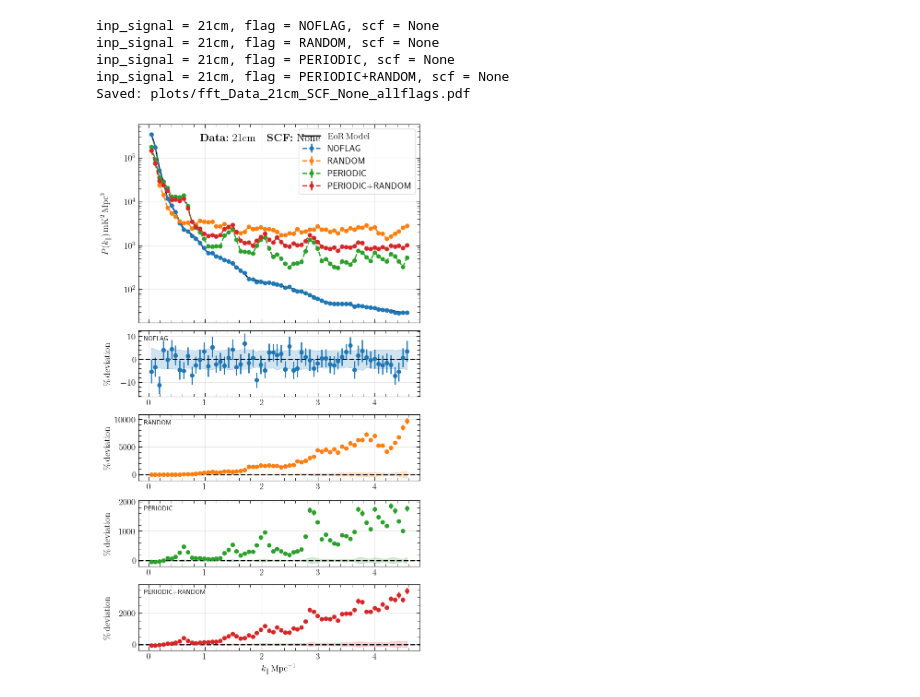
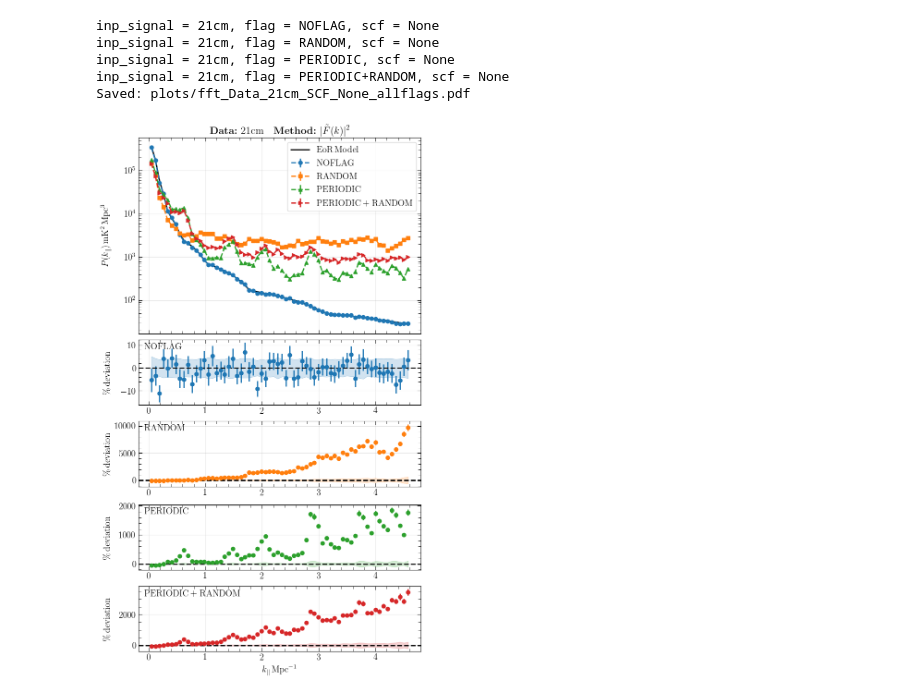
Before and after one commit to aecosmo/Bayes-SCF, a Jupyter notebook: plot-compare-fft-flags.ipynb, the cells around one changed output. Saved outputs shown, nothing was run; the diff lists cells and outputs as text; code cells hidden in the pictures.

```diff
--- a/plot-compare-fft-flags.ipynb
+++ b/plot-compare-fft-flags.ipynb
@@ -214,8 +7,4 @@ Saved: plots/dctfft_Data_21cm_SCF_None_Flag_PERIODIC+RANDOM.pdf
 # %%
-import numpy as np
-import matplotlib.pyplot as plt
-import os
-
 # --------------------------------------------------
 # USER INPUTS
 # --------------------------------------------------
@@ -225,6 +14,7 @@ SCF        = "None"
 
 modes  = ['NOFLAG', 'RANDOM', 'PERIODIC', 'PERIODIC+RANDOM']
 colors = ['C0', 'C1', 'C2', 'C3']
+fmts = ['o', 's', '^', '>']
 
 shift = 1.0
 ylim  = None     # set to None if you do not want clipping
@@ -249,7 +39,7 @@ axd = [fig.add_subplot(gs[i], sharex=ax1) for i in range(1, 5)]
 # --------------------------------------------------
 # LOOP OVER FLAG PATTERNS
 # --------------------------------------------------
-for i, (mode, color) in enumerate(zip(modes, colors)):
+for i, (mode, color, fmt) in enumerate(zip(modes, colors, fmts)):
 
     # ---------- Load data ----------
     data = np.load(
@@ -272,11 +62,12 @@ for i, (mode, color) in enumerate(zip(modes, colors)):
         kb_fft,
         mean_fft * shift,
         err_fft * shift,
-        fmt='o',
+        fmt=fmt,
         ls='--',
         color=color,
-        label=mode
+        label=fr"$\rm{{ {mode} }}$"
     )
+
 
     if i == 0:
         ax1.plot(
@@ -310,38 +101,38 @@ for i, (mode, color) in enumerate(zip(modes, colors)):
 
     axd[i].text(
         0.02, 0.85,
-        mode,
+        fr"$\rm{{ {mode} }}$",
         transform=axd[i].transAxes,
-        fontsize=10
+        # fontsize=10
     )
 
     if ylim is not None:
         axd[i].set_ylim(-ylim, ylim)
 
 # --------------------------------------------------
 # FINAL FORMATTING
 # --------------------------------------------------
 ax1.set_yscale('log')
 ax1.set_ylabel(r'$P(k_\parallel)\,{\rm mK}^2\,{\rm Mpc}^3$')
 ax1.grid(alpha=0.3)
 ax1.legend()
 ax1.tick_params(labelbottom=False)
 
 axd[-1].set_xlabel(r'$k_\parallel\,{\rm Mpc}^{-1}$')
 
-fig.suptitle(
+ax1.set_title(
     r"\rm{{\bf Data:}~}" + fr"$\mathrm{{{inp_signal}}}$"
-    + r"\rm{\quad {\bf SCF:}~}" + fr"$\rm{{{SCF}}}$",
-    y=0.98
+    + r"\rm{\quad {\bf Method:}~}" + r'$|\tilde{F}(k)|^2$',
+
 )
 
 fig.align_ylabels()
 fig.savefig(figname, bbox_inches='tight')
 print("Saved:", figname)
 # %% [output]
 inp_signal = 21cm, flag = NOFLAG, scf = None
 inp_signal = 21cm, flag = RANDOM, scf = None
 inp_signal = 21cm, flag = PERIODIC, scf = None
 inp_signal = 21cm, flag = PERIODIC+RANDOM, scf = None
 Saved: plots/fft_Data_21cm_SCF_None_allflags.pdf
-[figure, old version]
+[figure, new version]
```
Also changed, not shown: parts of 6 cells of this notebook, 9 other files.
